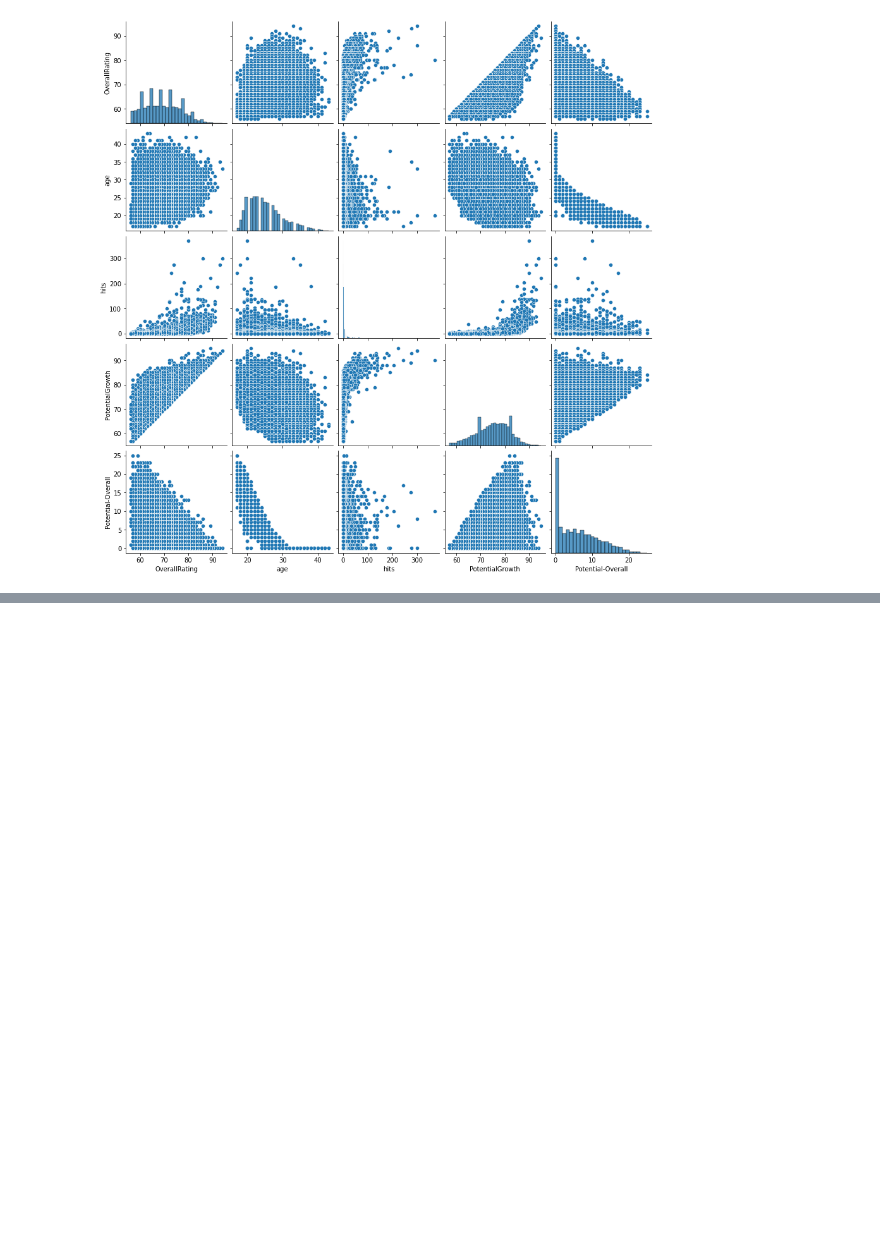
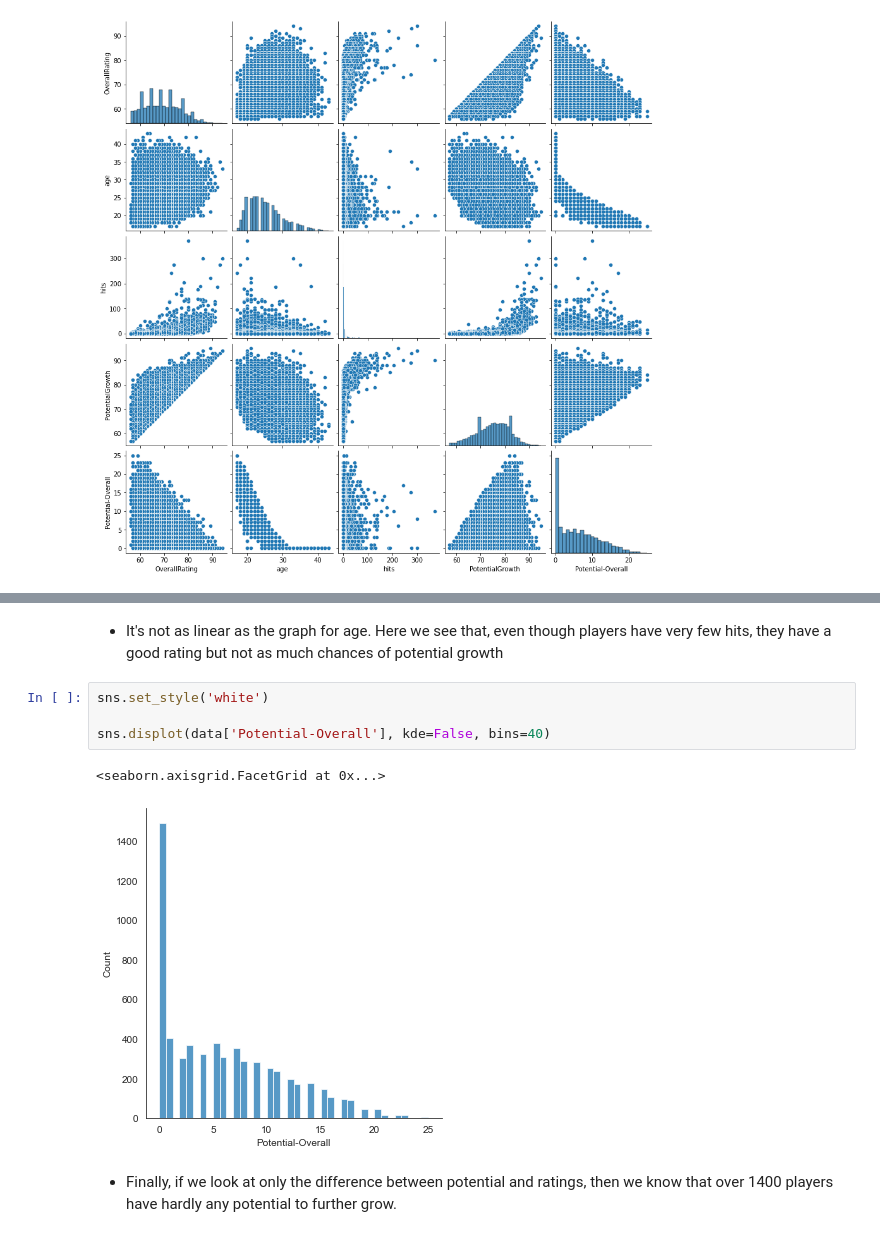
Before and after one commit to data301-2021-winter1/project-group24-project, a Jupyter notebook: notebooks/analysis3.ipynb, the cells around one changed output, grey strips where cells are left out. Cells and saved outputs as stored; diff of their text form; blank space fills up the shorter version.

```diff
--- a/notebooks/analysis3.ipynb
+++ b/notebooks/analysis3.ipynb
@@ -319,0 +350,11 @@ sns.pairplot(data)
+# %% [markdown]
+- It's not as linear as the graph for age. Here we see that, even though players have very few hits, they have a good rating but not as much chances of potential growth
+# %%
+sns.set_style('white')
+
+sns.displot(data['Potential-Overall'], kde=False, bins=40)
+# %% [output]
+<seaborn.axisgrid.FacetGrid at 0x...>
+[figure, added]
+# %% [markdown]
+- Finally, if we look at only the difference between potential and ratings, then we know that over 1400 players have hardly any potential to further grow.
```
Also changed, not shown: parts of 7 cells of this notebook, 1 other file.
